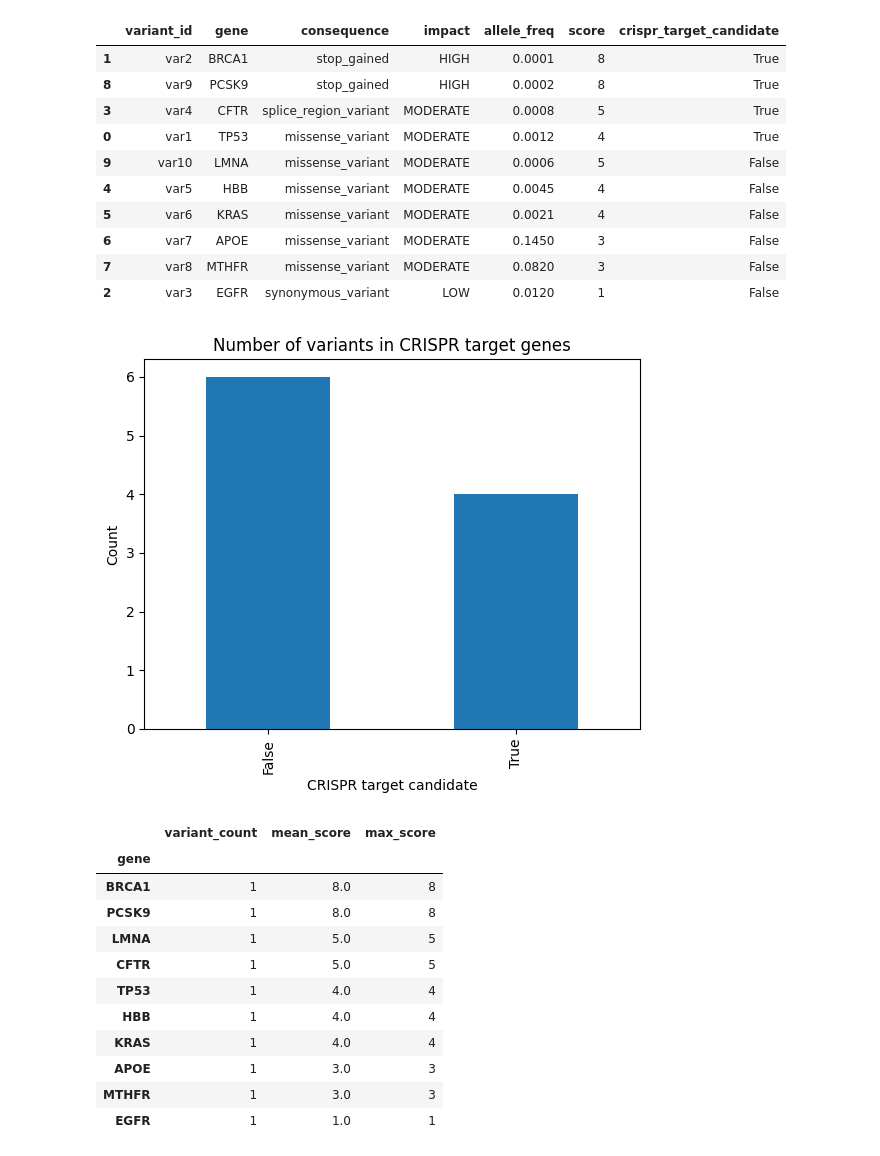
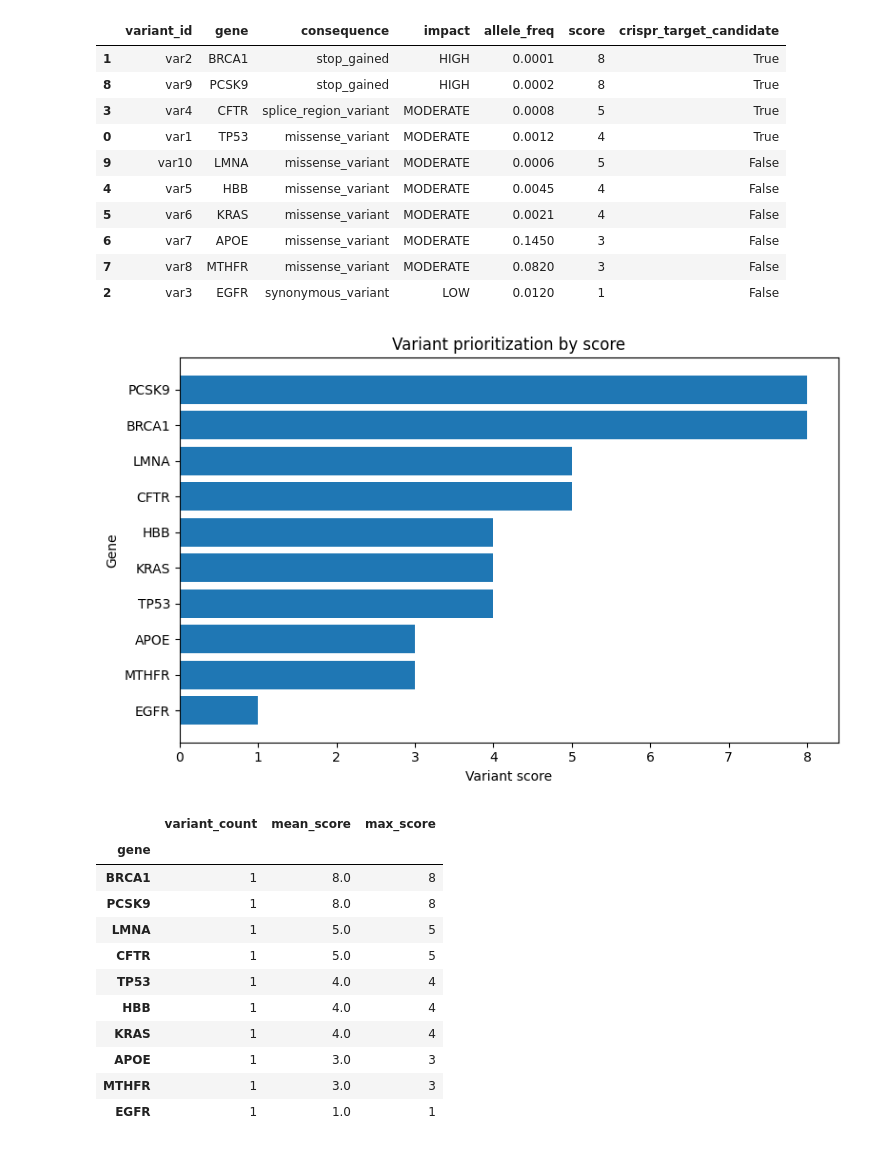
Before and after one commit to JukkaMK/crispr-variant-analysis, a Jupyter notebook: notebooks/02_variant_scoring_demo.ipynb, the cells around one changed output. Saved outputs shown, nothing was run; the diff lists cells and outputs as text; code cells hidden in the pictures.

Commit message:
Improve variant prioritization visualization

```diff
--- a/notebooks/02_variant_scoring_demo.ipynb
+++ b/notebooks/02_variant_scoring_demo.ipynb
@@ -142,14 +154,20 @@ df.sort_values(
 | 6 | var7 | APOE | missense_variant | MODERATE | 0.1450 | 3 | False |
 | 7 | var8 | MTHFR | missense_variant | MODERATE | 0.0820 | 3 | False |
 | 2 | var3 | EGFR | synonymous_variant | LOW | 0.0120 | 1 | False |
-# %%
-df["crispr_target_candidate"].value_counts().plot(kind="bar")
-plt.title("Number of variants in CRISPR target genes")
-plt.xlabel("CRISPR target candidate")
-plt.ylabel("Count")
-plt.show()
-# %% [output]
-[figure, removed]
+# %%
+
+import matplotlib.pyplot as plt
+ranked = df.sort_values("score", ascending=True)
+
+plt.figure(figsize=(8, 5))
+plt.barh(ranked["gene"], ranked["score"])
+plt.xlabel("Variant score")
+plt.ylabel("Gene")
+plt.title("Variant prioritization by score")
+plt.tight_layout()
+plt.show()
+# %% [output]
+[figure, added]
 # %%
 gene_summary = (
     df.groupby("gene")
```
Also changed, not shown: parts of 1 cell of this notebook.
